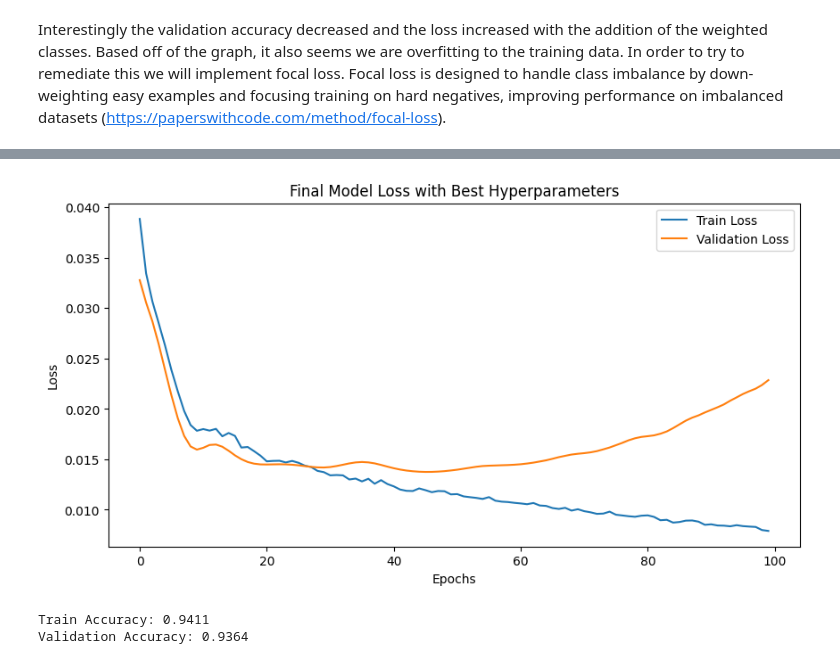
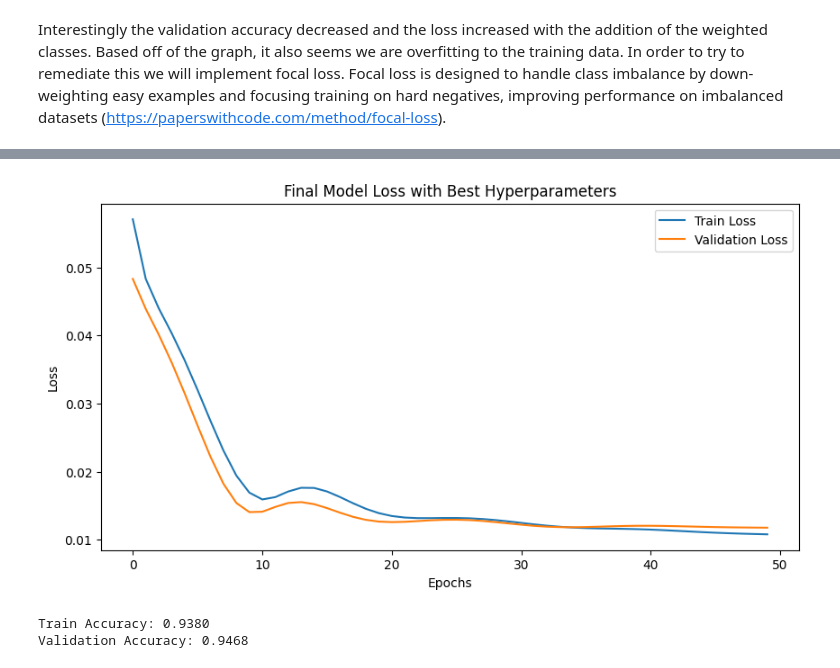
Before and after one commit to ayheong/fraud-detection-machine-learning, a Jupyter notebook: nn.ipynb, the cells around one changed output, grey strips where cells are left out. Saved outputs shown, nothing was run; the diff lists cells and outputs as text; code cells hidden in the pictures.

```diff
--- a/nn.ipynb
+++ b/nn.ipynb
@@ -189,21 +191,17 @@ Class weights: tensor([0.5313, 8.4959], device='cuda:0')
 # %%
 # Redefine the network
 class NeuralNetwork2(nn.Module):
-    def __init__(self, input_dim, hidden_dim1=128, hidden_dim2=64, hidden_dim3=32, dropout_rate=0.5):
+    def __init__(self, input_dim, hidden_dim1=128, hidden_dim2=64, hidden_dim3=32):
         super(NeuralNetwork2, self).__init__()
         self.layer1 = nn.Linear(input_dim, hidden_dim1)
         self.layer2 = nn.Linear(hidden_dim1, hidden_dim2)
         self.layer3 = nn.Linear(hidden_dim2, hidden_dim3)
         self.output = nn.Linear(hidden_dim3, 1)
-        self.dropout = nn.Dropout(dropout_rate)
 
     def forward(self, x):
         x = torch.relu(self.layer1(x))
-        x = self.dropout(x)
         x = torch.relu(self.layer2(x))
-        x = self.dropout(x)
         x = torch.relu(self.layer3(x))
-        x = self.dropout(x)
         x = self.output(x)  # No sigmoid here because BCEWithLogitsLoss includes it
         return x
 
@@ -215,6 +213,7 @@ optimizer = optim.Adam(model2.parameters(), lr=1e-3)
 criterion_weighted = nn.BCEWithLogitsLoss(pos_weight=class_weights[1] / class_weights[0])
 
 # Train the model with class weights
+epochs = 50
 train_losses = []
 val_losses = []
 for epoch in range(epochs):
@@ -246,7 +245,7 @@ plt.legend()
 plt.title('Class Weighted Model Loss')
 plt.show()
 
-# Evaluate the model
+# Evaluate the model on training and validation sets
 model2.eval()
 with torch.no_grad():
     train_outputs = model2(X_train)
@@ -258,4 +257,14 @@ train_accuracy = (train_preds == y_train).float().mean()
 val_accuracy = (val_preds == y_val).float().mean()
 print(f'Train Accuracy: {train_accuracy:.4f}')
 print(f'Validation Accuracy: {val_accuracy:.4f}')
+
+# Evaluate the model on the test set
+with torch.no_grad():
+    test_outputs = model2(X_test)
+    test_preds = (test_outputs > 0.5).float()
+    test_loss = criterion_weighted(test_outputs, y_test)
+
+test_accuracy = (test_preds == y_test).float().mean()
+print(f'Test Accuracy: {test_accuracy:.4f}')
+print(f'Test Loss: {test_loss.item():.4f}')
 # %% [output]
@@ -279,21 +285,17 @@ import torch.nn.functional as F
 
 # Redefine the network
 class NeuralNetwork3(nn.Module):
-    def __init__(self, input_dim, hidden_dim1=128, hidden_dim2=64, hidden_dim3=32, dropout_rate=0.5):
+    def __init__(self, input_dim, hidden_dim1=128, hidden_dim2=64, hidden_dim3=32):
         super(NeuralNetwork3, self).__init__()
         self.layer1 = nn.Linear(input_dim, hidden_dim1)
         self.layer2 = nn.Linear(hidden_dim1, hidden_dim2)
         self.layer3 = nn.Linear(hidden_dim2, hidden_dim3)
         self.output = nn.Linear(hidden_dim3, 1)
-        self.dropout = nn.Dropout(dropout_rate)
 
     def forward(self, x):
         x = torch.relu(self.layer1(x))
-        x = self.dropout(x)
         x = torch.relu(self.layer2(x))
-        x = self.dropout(x)
         x = torch.relu(self.layer3(x))
-        x = self.dropout(x)
         x = self.output(x)  # No sigmoid here because BCEWithLogitsLoss includes it
         return x
 
@@ -319,6 +321,7 @@ optimizer = optim.Adam(model3.parameters(), lr=1e-3)
 # Train the model with Focal Loss
 train_losses = []
 val_losses = []
+epochs = 50
 for epoch in range(epochs):
     model3.train()
     optimizer.zero_grad()
@@ -360,4 +363,14 @@ train_accuracy = (train_preds == y_train).float().mean()
 val_accuracy = (val_preds == y_val).float().mean()
 print(f'Train Accuracy: {train_accuracy:.4f}')
 print(f'Validation Accuracy: {val_accuracy:.4f}')
+
+# Evaluate the model on the test set
+with torch.no_grad():
+    test_outputs = model3(X_test)
+    test_preds = (test_outputs > 0.5).float()
+    test_loss = criterion_focal(test_outputs, y_test)
+
+test_accuracy = (test_preds == y_test).float().mean()
+print(f'Test Accuracy: {test_accuracy:.4f}')
+print(f'Test Loss: {test_loss.item():.4f}')
 # %% [output]
@@ -384,11 +394,10 @@ def objective(trial):
     hidden_dim1 = trial.suggest_int('hidden_dim1', 32, 128)
     hidden_dim2 = trial.suggest_int('hidden_dim2', 16, 64)
     hidden_dim3 = trial.suggest_int('hidden_dim3', 8, 32)
-    dropout_rate = trial.suggest_float('dropout_rate', 0.2, 0.5)
     lr = trial.suggest_float('lr', 1e-4, 1e-2, log=True)
 
     # Instantiate the model
-    model = NeuralNetwork3(X_train.shape[1], hidden_dim1, hidden_dim2, hidden_dim3, dropout_rate).to(device)
+    model = NeuralNetwork3(X_train.shape[1], hidden_dim1, hidden_dim2, hidden_dim3).to(device)
     optimizer = optim.Adam(model.parameters(), lr=lr)
 
     # Define the loss criterion
@@ -422,13 +431,12 @@ print('Best hyperparameters: ', study.best_trial.params)
 
 # Train final model with best hyperparameters
 best_params = study.best_trial.params
-model = NeuralNetwork3(X_train.shape[1], best_params['hidden_dim1'], best_params['hidden_dim2'], best_params['hidden_dim3'], best_params['dropout_rate']).to(device)
+model = NeuralNetwork3(X_train.shape[1], best_params['hidden_dim1'], best_params['hidden_dim2'], best_params['hidden_dim3']).to(device)
 optimizer = optim.Adam(model.parameters(), lr=best_params['lr'])
 criterion = FocalLoss(alpha=0.25, gamma=2)
-epochs = 50
 
 # Training loop for final model
-epochs = 100
+epochs = 50
 train_losses = []
 val_losses = []
 for epoch in range(epochs):
@@ -507,6 +510,6 @@ Epoch [100/100], Loss: 0.0079
-[figure, old version]
+[figure, new version]
-Train Accuracy: 0.9411
-Validation Accuracy: 0.9364
+Train Accuracy: 0.9380
+Validation Accuracy: 0.9468
 # %%
 from torch.optim.lr_scheduler import ReduceLROnPlateau
 
```
Also changed, not shown: parts of 11 cells of this notebook, 1 other file.
